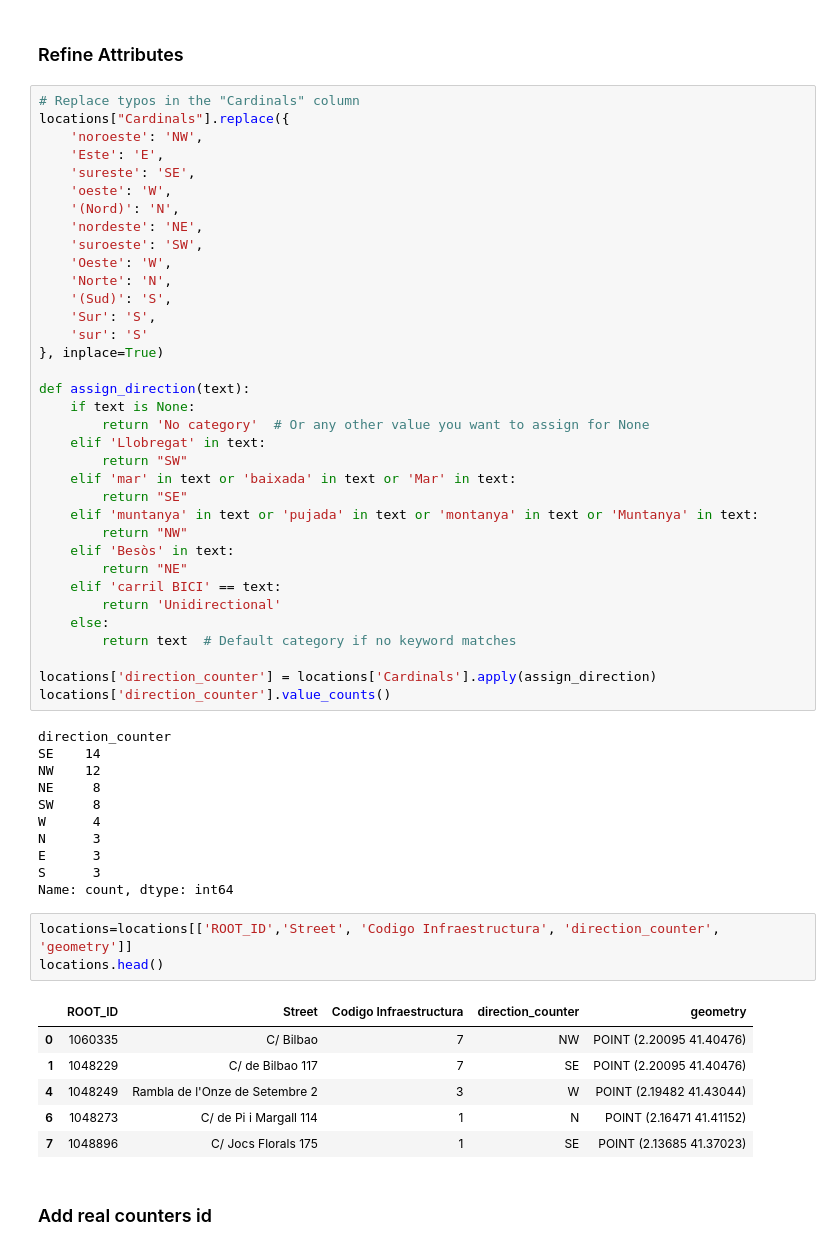
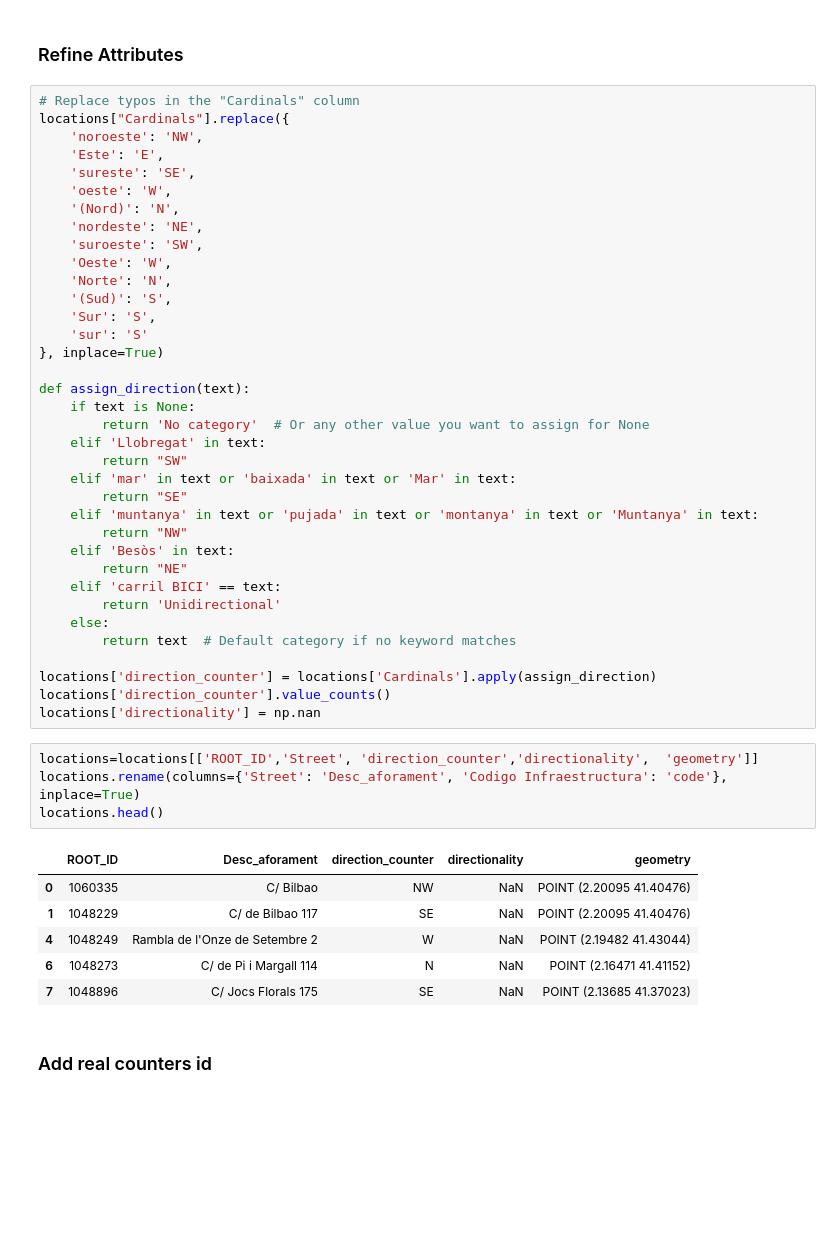
Before and after one commit to cyclingMoritz/250MUM006, a Jupyter notebook: notebooks/001-luca-explore-bicizen.ipynb, the cells around one changed output. Saved outputs shown, nothing was run; the diff lists cells and outputs as text; blank space fills up the shorter version.

Commit message:
Change the attribute names

```diff
--- a/notebooks/001-luca-explore-bicizen.ipynb
+++ b/notebooks/001-luca-explore-bicizen.ipynb
@@ -91,27 +91,18 @@ def assign_direction(text):
 
 locations['direction_counter'] = locations['Cardinals'].apply(assign_direction)
 locations['direction_counter'].value_counts()
+locations['directionality'] = np.nan
-# %% [output]
-direction_counter
-SE    14
-NW    12
-NE     8
-SW     8
-W      4
-N      3
-E      3
-S      3
-Name: count, dtype: int64
 # %%
-locations=locations[['ROOT_ID','Street', 'Codigo Infraestructura', 'direction_counter',  'geometry']]
+locations=locations[['ROOT_ID','Street', 'direction_counter','directionality',  'geometry']]
+locations.rename(columns={'Street': 'Desc_aforament', 'Codigo Infraestructura': 'code'}, inplace=True)
 locations.head()
 # %% [output]
-|  | ROOT_ID | Street | Codigo Infraestructura | direction_counter | geometry |
-| 0 | 1060335 | C/ Bilbao | 7 | NW | POINT (2.20095 41.40476) |
-| 1 | 1048229 | C/ de Bilbao 117 | 7 | SE | POINT (2.20095 41.40476) |
-| 4 | 1048249 | Rambla de l'Onze de Setembre 2 | 3 | W | POINT (2.19482 41.43044) |
-| 6 | 1048273 | C/ de Pi i Margall 114 | 1 | N | POINT (2.16471 41.41152) |
-| 7 | 1048896 | C/ Jocs Florals 175 | 1 | SE | POINT (2.13685 41.37023) |
+|  | ROOT_ID | Desc_aforament | direction_counter | directionality | geometry |
+| 0 | 1060335 | C/ Bilbao | NW | NaN | POINT (2.20095 41.40476) |
+| 1 | 1048229 | C/ de Bilbao 117 | SE | NaN | POINT (2.20095 41.40476) |
+| 4 | 1048249 | Rambla de l'Onze de Setembre 2 | W | NaN | POINT (2.19482 41.43044) |
+| 6 | 1048273 | C/ de Pi i Margall 114 | N | NaN | POINT (2.16471 41.41152) |
+| 7 | 1048896 | C/ Jocs Florals 175 | SE | NaN | POINT (2.13685 41.37023) |
 # %% [markdown]
 ### Add real counters id
 # %%
```
Also changed, not shown: parts of 7 cells of this notebook.
